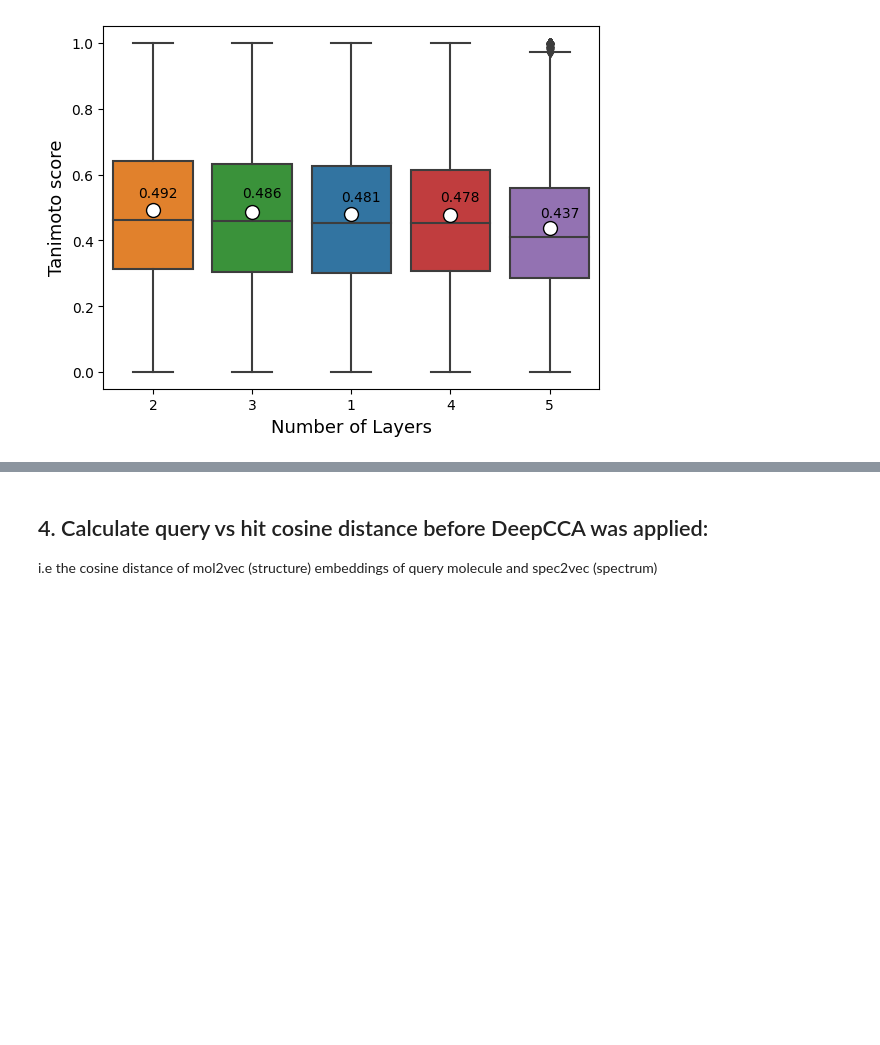
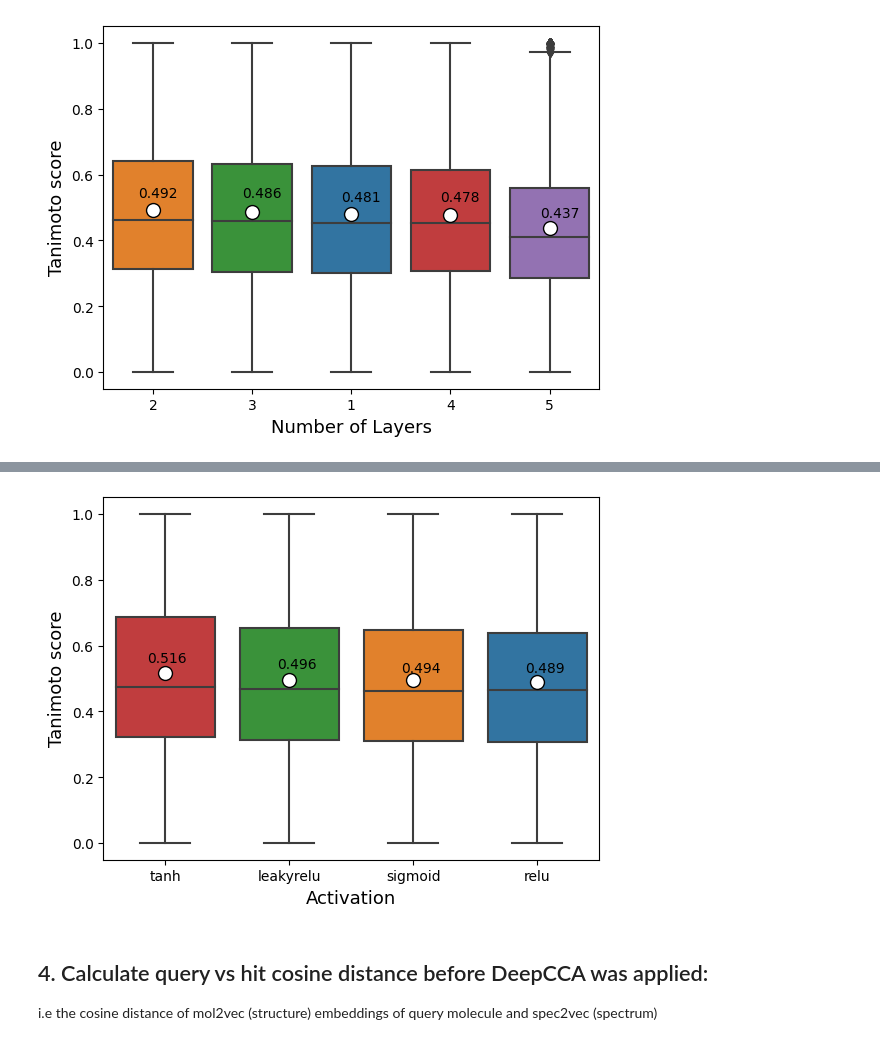
Before and after one commit to LukaLmelias/DeepCCA_thesis, a Jupyter notebook: spectra_structure_prediction.ipynb, the cells around one changed output, grey strips where cells are left out. Cells and saved outputs as stored; diff of their text form; code cells hidden in the pictures; blank space fills up the shorter version.

```diff
--- a/spectra_structure_prediction.ipynb
+++ b/spectra_structure_prediction.ipynb
@@ -773,0 +961,11 @@ plt.show()
+# %%
+activation_df = pd.DataFrame({'leakyrelu':activation_tanis[0],
+                       'relu':activation_tanis[1],
+                       'sigmoid':activation_tanis[2],
+                       'tanh':activation_tanis[3],
+                                                })
+
+
+sorted_index = activation_df.mean().sort_values(ascending=False).index
+activation_df_sorted=activation_df[sorted_index]
+activation_df_sorted.head(5)
@@ -774,3 +979,30 @@ plt.show()
+# %%
+palette = [sns.color_palette()[3],
+           sns.color_palette()[2],
+           sns.color_palette()[1],
+           sns.color_palette()[0],
+          ]
+
+plt.figure(figsize=(6.4, 4.8),dpi=100)
+sns.boxplot(data=activation_df_sorted,
+            palette=palette,
+            showmeans = True,
+            meanprops={"marker":"o",
+                       "markerfacecolor":"white",
+                       "markeredgecolor":"black",
+                      "markersize":"10"})
+#plt.title(label='Cosine distance between embeddings before and after Deep(CCA)\n')
+plt.xlabel('Activation', fontsize=13)
+plt.ylabel('Tanimoto score', fontsize=13)
+
+#add mean tanimoto on the plot
+plt.text(x=-0.15,y=0.55,s=round(np.mean(activation_tanis[3]),3))
+plt.text(x=0.9,y=0.53,s=round(np.mean(activation_tanis[0]),3))
+plt.text(x=1.9,y=0.52,s=round(np.mean(activation_tanis[2]),3))
+plt.text(x=2.9,y=0.52,s=round(np.mean(activation_tanis[1]),3))
+plt.show()
+# %% [output]
+[figure, added]
 # %% [markdown]
 ## 4. Calculate query vs hit cosine distance before DeepCCA was applied:
 
```
Also changed, not shown: parts of 11 cells of this notebook, 2 other files.
